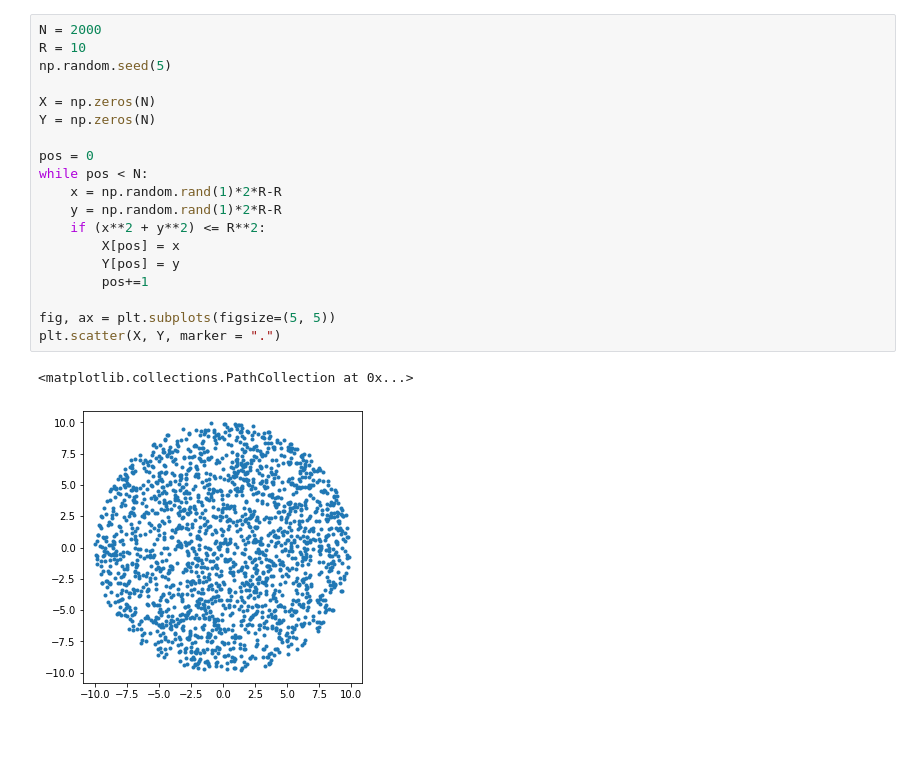
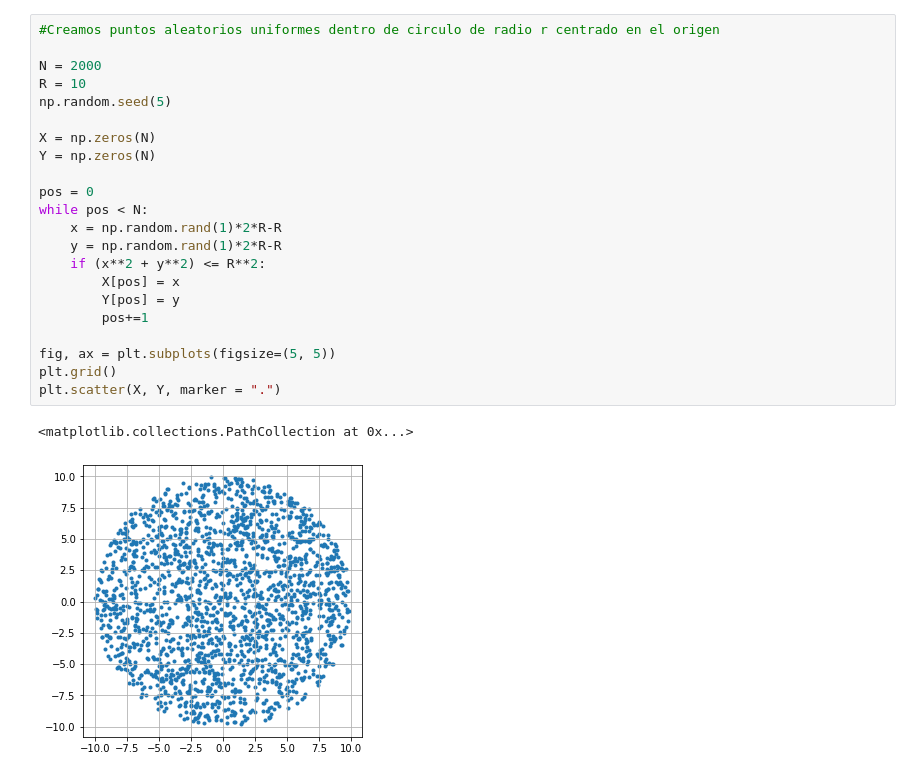
Before and after one commit to DCIDA2019/da2020-GabrielMissael, a Jupyter notebook: Semana5/Actividad_CDF.ipynb, the cells around one changed output. Drawn from its saved outputs; the diff is of its cells as text; blank space fills up the shorter version.

```diff
--- a/Semana5/Actividad_CDF.ipynb
+++ b/Semana5/Actividad_CDF.ipynb
@@ -28,23 +50,26 @@ norm.pdf(1, loc = 70, scale = 2)
 # %%
+#Creamos puntos aleatorios uniformes dentro de circulo de radio r centrado en el origen
+
 N = 2000
 R = 10
 np.random.seed(5)
 
 X = np.zeros(N)
 Y = np.zeros(N)
 
 pos = 0
 while pos < N:
     x = np.random.rand(1)*2*R-R
     y = np.random.rand(1)*2*R-R
     if (x**2 + y**2) <= R**2:
         X[pos] = x
         Y[pos] = y
         pos+=1
 
 fig, ax = plt.subplots(figsize=(5, 5))
+plt.grid()
 plt.scatter(X, Y, marker = ".")
 # %% [output]
 <matplotlib.collections.PathCollection at 0x...>
-[figure, old version]
+[figure, new version]
 # %%
```
Also changed, not shown: parts of 10 cells of this notebook.
